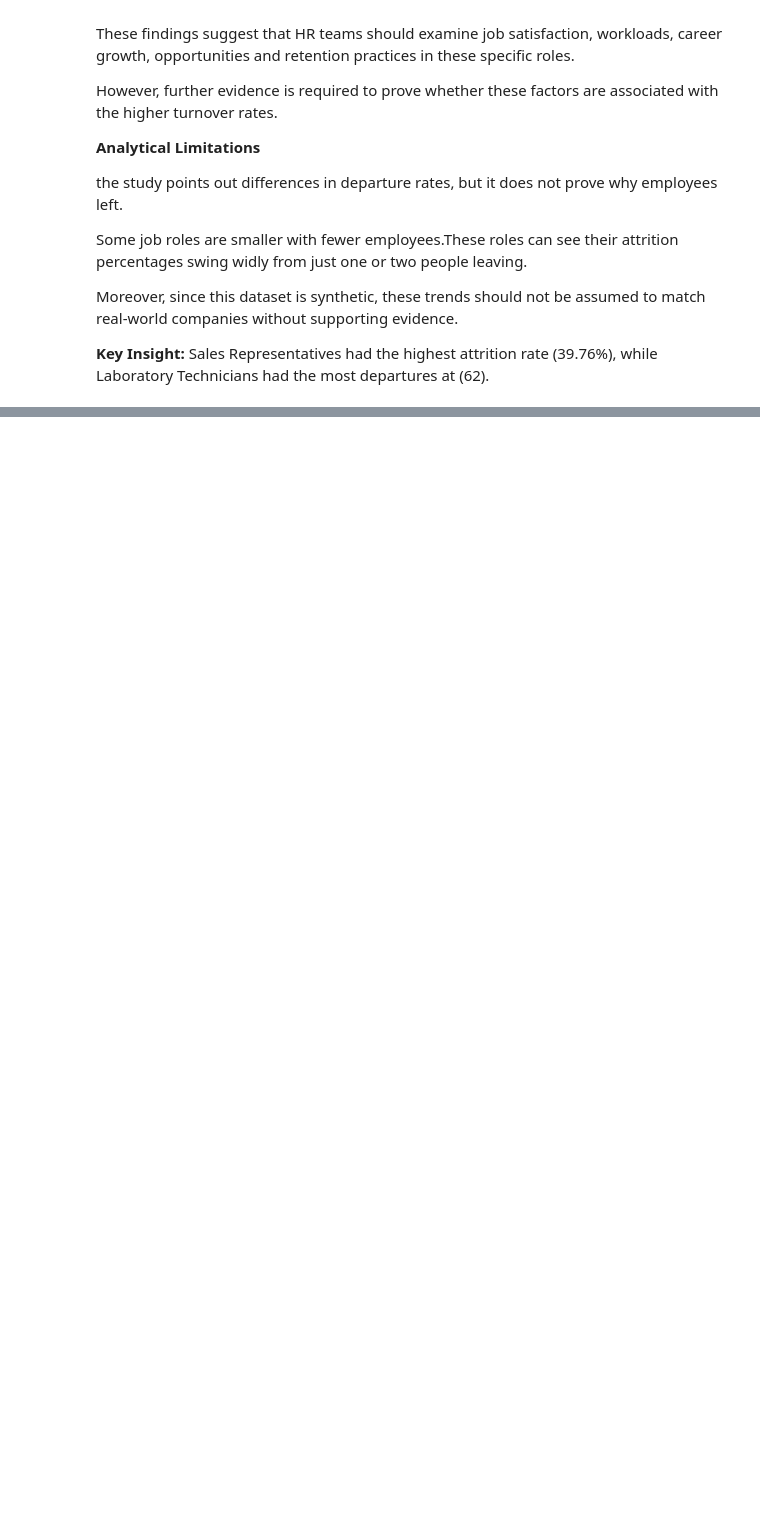
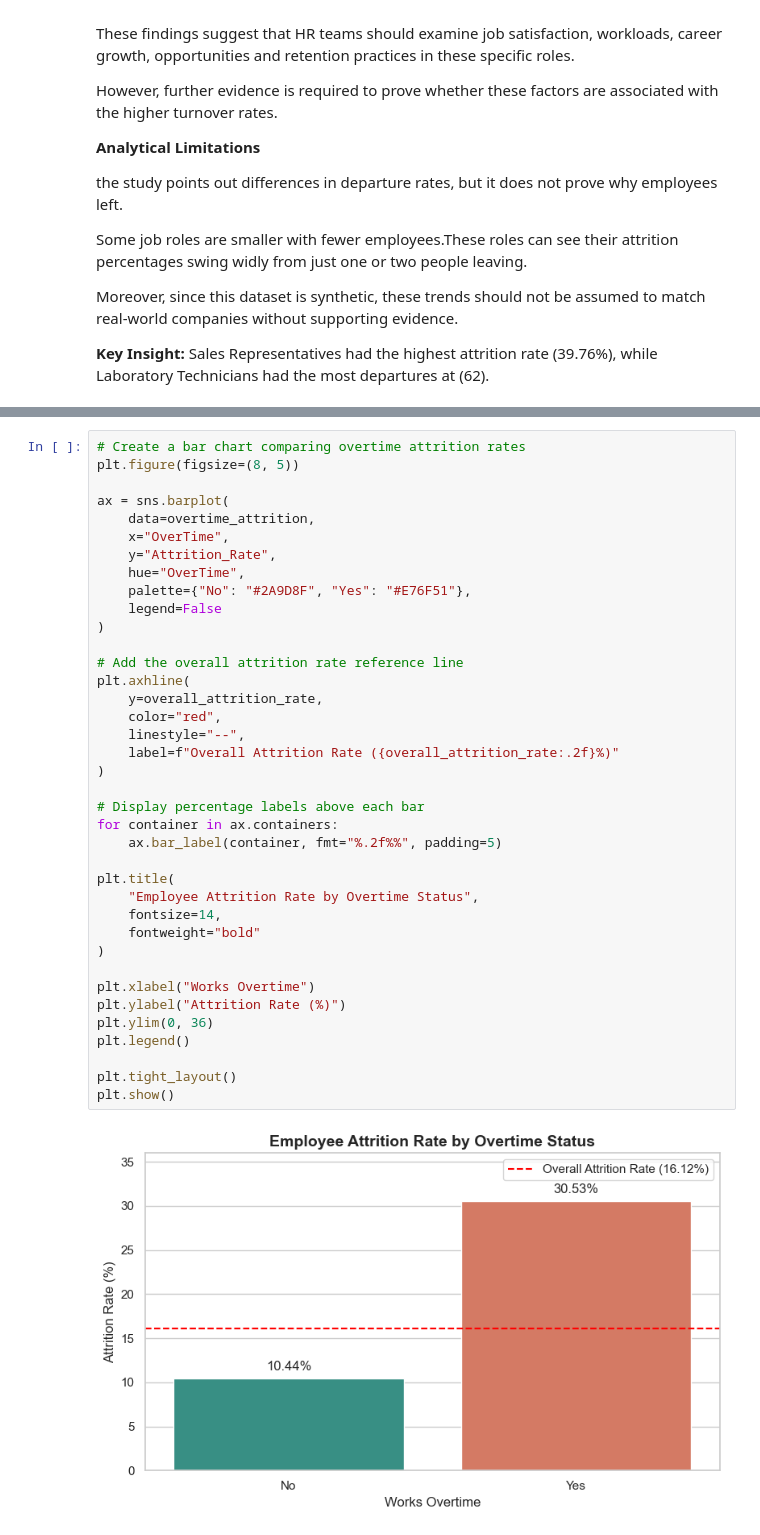
Before and after one commit to Mumtazib01/Employee-Attrition-Analytics, a Jupyter notebook: jupyter_notebooks/jupyter_notebooks/02_Exploratory_Data_Analysis.ipynb, the cells around one changed output, grey strips where cells are left out. Drawn from its saved outputs; the diff is of its cells as text; blank space fills up the shorter version.

Commit message:
feat: analyse and visualise overtime attrition patterns

```diff
--- a/jupyter_notebooks/jupyter_notebooks/02_Exploratory_Data_Analysis.ipynb
+++ b/jupyter_notebooks/jupyter_notebooks/02_Exploratory_Data_Analysis.ipynb
@@ -453,0 +524,40 @@ Moreover, since this dataset is synthetic, these trends should not be assumed to
+# %%
+# Create a bar chart comparing overtime attrition rates
+plt.figure(figsize=(8, 5))
+
+ax = sns.barplot(
+    data=overtime_attrition,
+    x="OverTime",
+    y="Attrition_Rate",
+    hue="OverTime",
+    palette={"No": "#2A9D8F", "Yes": "#E76F51"},
+    legend=False
+)
+
+# Add the overall attrition rate reference line
+plt.axhline(
+    y=overall_attrition_rate,
+    color="red",
+    linestyle="--",
+    label=f"Overall Attrition Rate ({overall_attrition_rate:.2f}%)"
+)
+
+# Display percentage labels above each bar
+for container in ax.containers:
+    ax.bar_label(container, fmt="%.2f%%", padding=5)
+
+plt.title(
+    "Employee Attrition Rate by Overtime Status",
+    fontsize=14,
+    fontweight="bold"
+)
+
+plt.xlabel("Works Overtime")
+plt.ylabel("Attrition Rate (%)")
+plt.ylim(0, 36)
+plt.legend()
+
+plt.tight_layout()
+plt.show()
+# %% [output]
+[figure, added]
```
Also changed, not shown: parts of 4 cells of this notebook.
